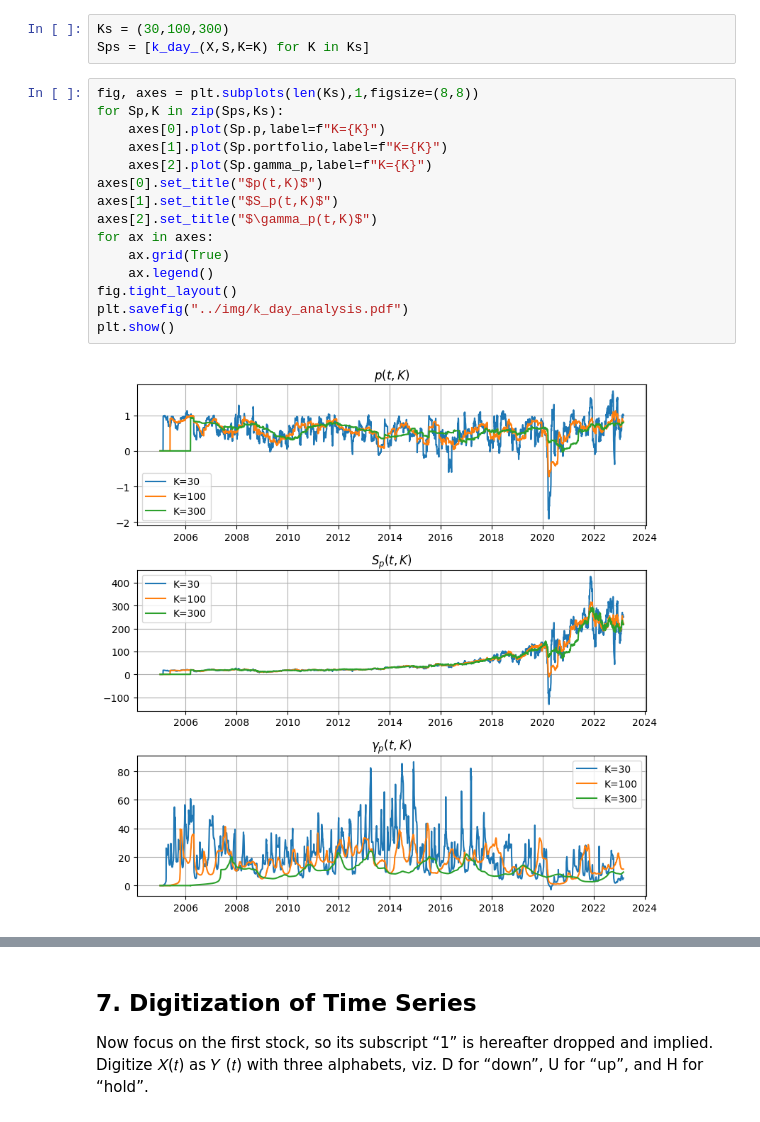
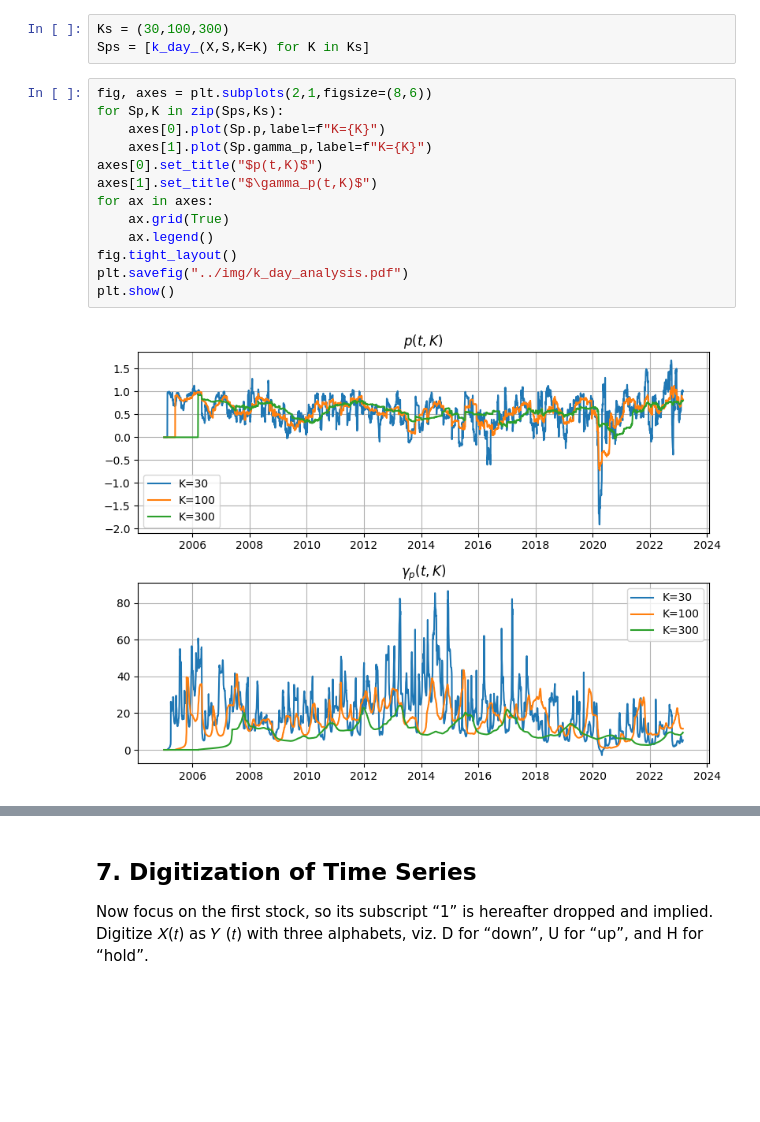
Before and after one commit to Algebra-FUN/MSDM5058, a Jupyter notebook: projects/I/code/main.ipynb, the cells around one changed output, grey strips where cells are left out. Drawn from its saved outputs; the diff is of its cells as text; blank space fills up the shorter version.

```diff
--- a/projects/I/code/main.ipynb
+++ b/projects/I/code/main.ipynb
@@ -436,19 +436,17 @@ def k_day_(X,S,K=30):
 Ks = (30,100,300)
 Sps = [k_day_(X,S,K=K) for K in Ks]
 # %%
-fig, axes = plt.subplots(len(Ks),1,figsize=(8,8))
+fig, axes = plt.subplots(2,1,figsize=(8,6))
 for Sp,K in zip(Sps,Ks):
     axes[0].plot(Sp.p,label=f"K={K}")
-    axes[1].plot(Sp.portfolio,label=f"K={K}")
-    axes[2].plot(Sp.gamma_p,label=f"K={K}")
+    axes[1].plot(Sp.gamma_p,label=f"K={K}")
 axes[0].set_title("$p(t,K)$")
-axes[1].set_title("$S_p(t,K)$")
-axes[2].set_title("$\gamma_p(t,K)$")
+axes[1].set_title("$\gamma_p(t,K)$")
 for ax in axes:
     ax.grid(True)
     ax.legend()
 fig.tight_layout()
 plt.savefig("../img/k_day_analysis.pdf")
 plt.show()
 # %% [output]
-[figure, old version]
+[figure, new version]
```
Also changed, not shown: parts of 5 cells of this notebook, 2 other files.
